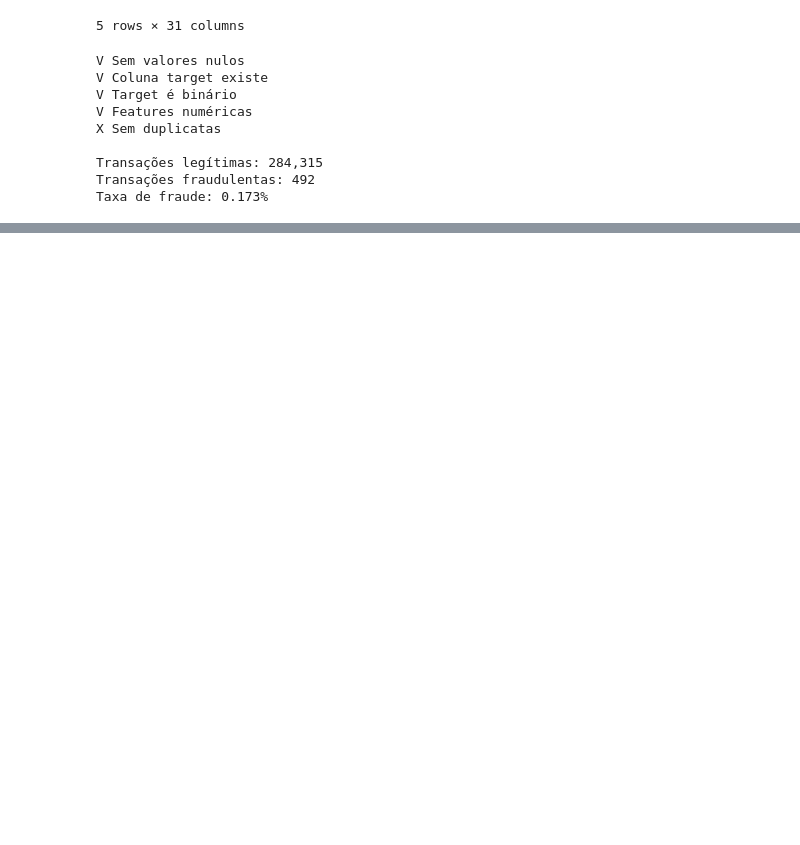
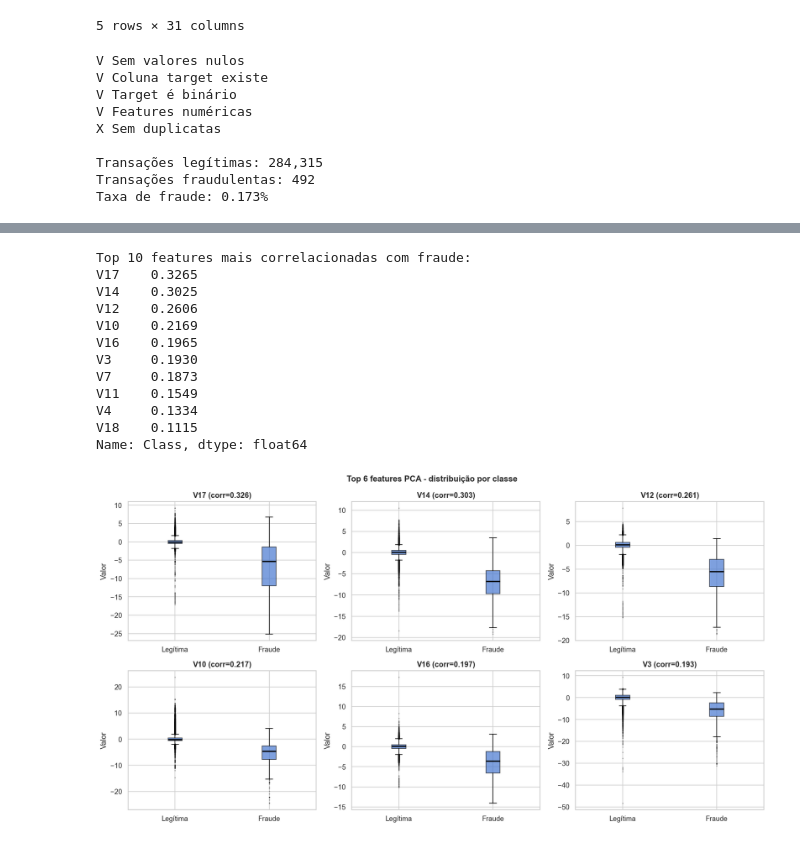
Before and after one commit to jaoalmirante/fraud-detection-ml, a Jupyter notebook: notebooks/fraud_detection.ipynb, the cells around one changed output, grey strips where cells are left out. Saved outputs shown, nothing was run; the diff lists cells and outputs as text; code cells hidden in the pictures; blank space fills up the shorter version.

```diff
--- a/notebooks/fraud_detection.ipynb
+++ b/notebooks/fraud_detection.ipynb
@@ -84,0 +216,48 @@ Taxa de fraude: 0.173%
+# %%
+correlations = df.corr()['Class'].drop('Class').abs().sort_values(ascending=False)
+
+print("Top 10 features mais correlacionadas com fraude:")
+print(correlations.head(10).round(4))
+
+# boxplots das features - top 6
+fig, axes = plt.subplots(2, 3, figsize=(15, 8))
+axes = axes.flatten()
+
+top6 = correlations.head(6).index.tolist()
+
+for i, feature in enumerate(top6):
+    data_legit = legit[feature]
+    data_fraud = fraud[feature]
+
+    axes[i].boxplot(
+        [data_legit, data_fraud],
+        labels=['Legítima', 'Fraude'],
+        patch_artist=True,
+        boxprops=dict(alpha=0.7),
+        medianprops=dict(color='black', linewidth=2),
+        flierprops=dict(marker='.', markersize=2, alpha=0.3)
+    )
+    axes[i].set_title(f'{feature} (corr={correlations[feature]:.3f})',
+                      fontweight='bold')
+    axes[i].set_ylabel('Valor')
+
+plt.suptitle('Top 6 features PCA - distribuição por classe',
+             fontsize=13, fontweight='bold')
+plt.tight_layout()
+plt.savefig('../reports/figures/top_features_boxplot.png',
+            dpi=150, bbox_inches='tight')
+plt.show()
+# %% [output]
+Top 10 features mais correlacionadas com fraude:
+V17    0.3265
+V14    0.3025
+V12    0.2606
+V10    0.2169
+V16    0.1965
+V3     0.1930
+V7     0.1873
+V11    0.1549
+V4     0.1334
+V18    0.1115
+Name: Class, dtype: float64
+[figure, added]
```
Also changed, not shown: parts of 7 cells of this notebook, 4 other files.
